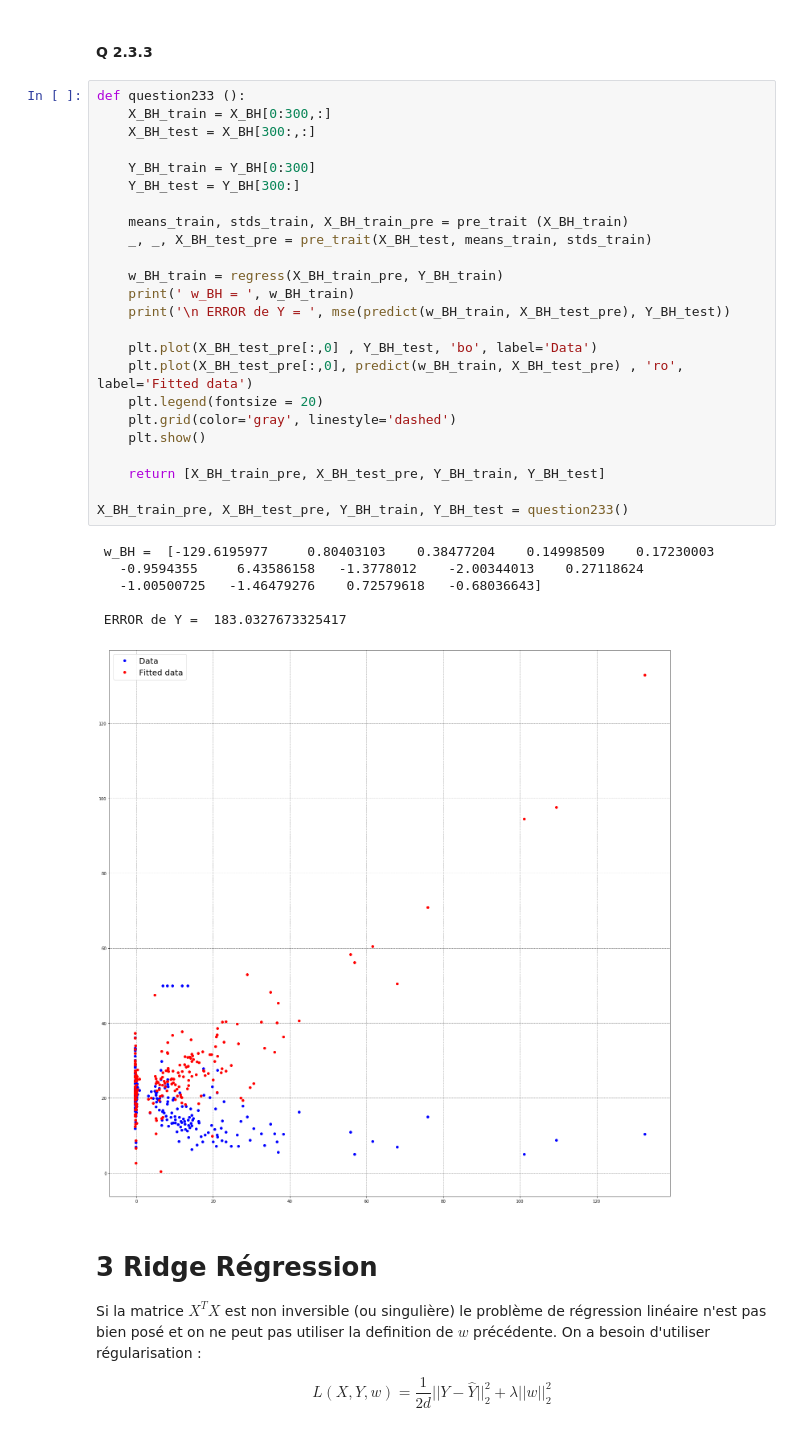
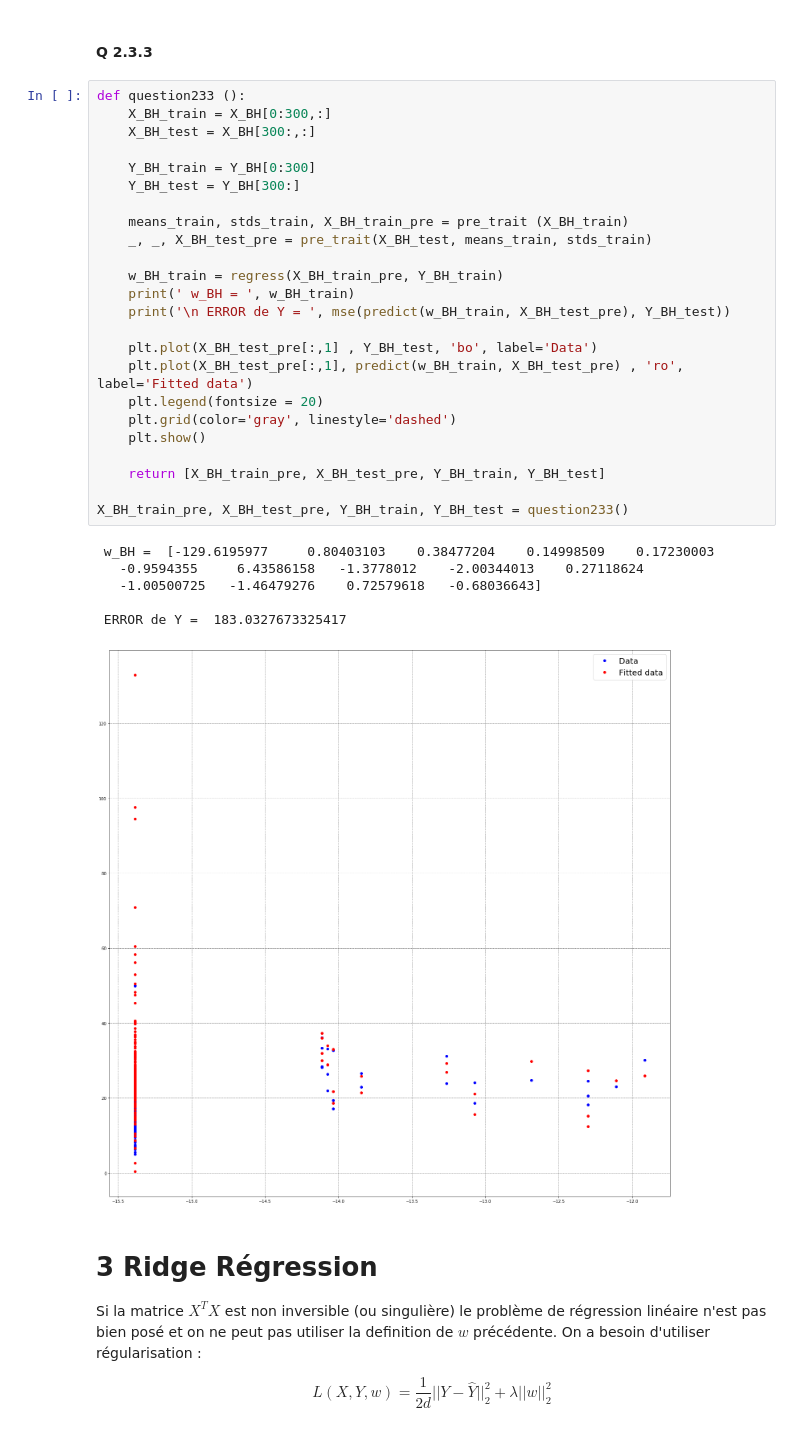
Before and after one commit to KVict/MALAP2018, a Jupyter notebook: ML_TP1_Kashtanova_FerreiraDeSousa.ipynb, the cells around one changed output. Saved outputs shown, nothing was run; the diff lists cells and outputs as text.

```diff
--- a/ML_TP1_Kashtanova_FerreiraDeSousa.ipynb
+++ b/ML_TP1_Kashtanova_FerreiraDeSousa.ipynb
@@ -414,34 +415,34 @@ question232 ()
 # %%
 def question233 ():
     X_BH_train = X_BH[0:300,:]
     X_BH_test = X_BH[300:,:]
 
     Y_BH_train = Y_BH[0:300]
     Y_BH_test = Y_BH[300:]
 
     means_train, stds_train, X_BH_train_pre = pre_trait (X_BH_train)
     _, _, X_BH_test_pre = pre_trait(X_BH_test, means_train, stds_train)
 
     w_BH_train = regress(X_BH_train_pre, Y_BH_train)
     print(' w_BH = ', w_BH_train)
     print('\n ERROR de Y = ', mse(predict(w_BH_train, X_BH_test_pre), Y_BH_test))
 
-    plt.plot(X_BH_test_pre[:,0] , Y_BH_test, 'bo', label='Data')
-    plt.plot(X_BH_test_pre[:,0], predict(w_BH_train, X_BH_test_pre) , 'ro', label='Fitted data')
+    plt.plot(X_BH_test_pre[:,1] , Y_BH_test, 'bo', label='Data')
+    plt.plot(X_BH_test_pre[:,1], predict(w_BH_train, X_BH_test_pre) , 'ro', label='Fitted data')
     plt.legend(fontsize = 20)
     plt.grid(color='gray', linestyle='dashed')
     plt.show()
 
     return [X_BH_train_pre, X_BH_test_pre, Y_BH_train, Y_BH_test]
 
 X_BH_train_pre, X_BH_test_pre, Y_BH_train, Y_BH_test = question233()
 # %% [output]
  w_BH =  [-129.6195977     0.80403103    0.38477204    0.14998509    0.17230003
    -0.9594355     6.43586158   -1.3778012    -2.00344013    0.27118624
    -1.00500725   -1.46479276    0.72579618   -0.68036643]
 
  ERROR de Y =  183.0327673325417
-[figure, old version]
+[figure, new version]
 # %% [markdown]
 # 3 Ridge Régression
 
```
Also changed, not shown: parts of 5 cells of this notebook.
